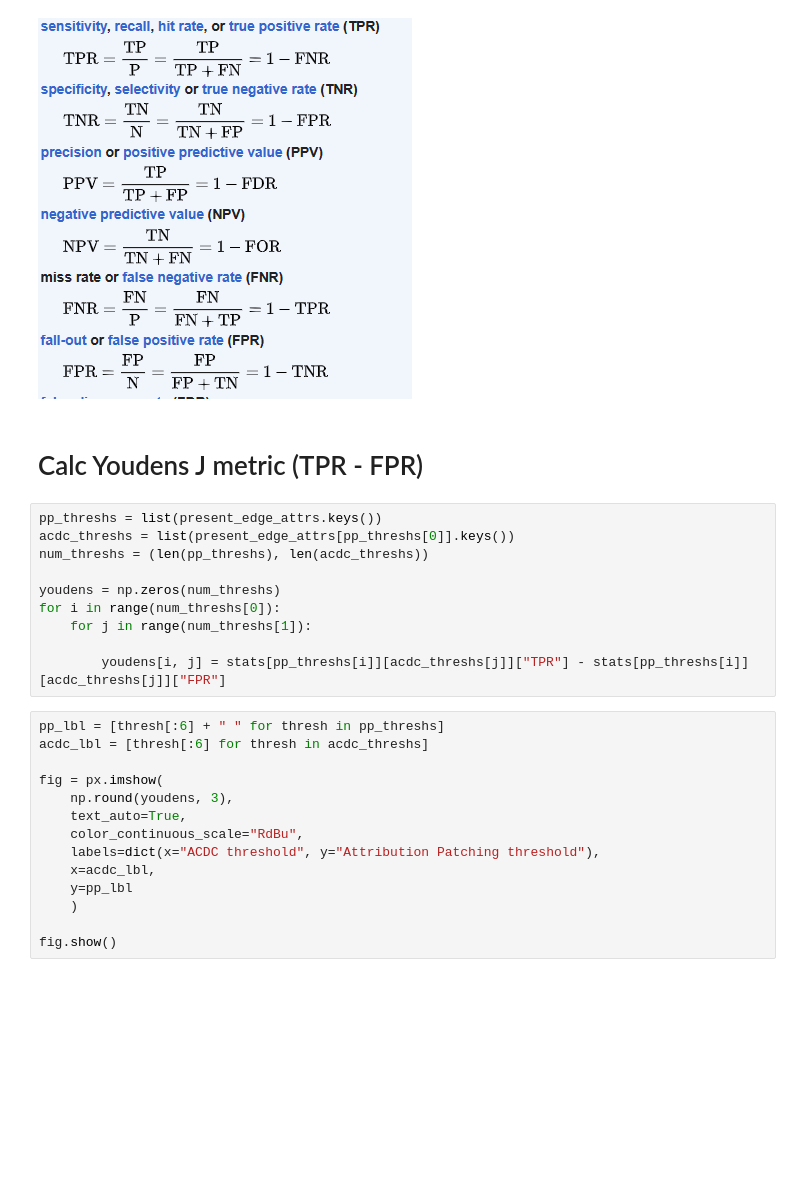
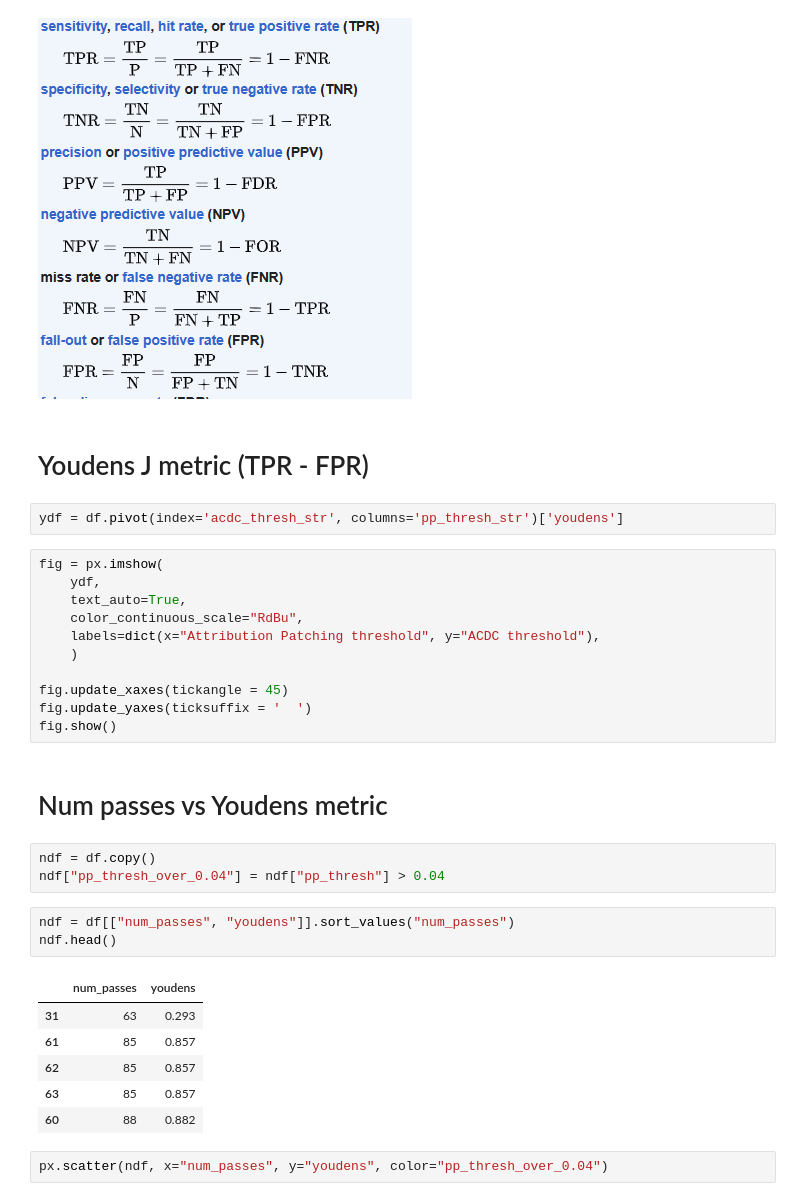
Before and after one commit to Aaquib111/edge-attribution-patching, a Jupyter notebook: thresh_sweep/statistics_sweep.ipynb, the cells around one changed output. Saved outputs shown, nothing was run; the diff lists cells and outputs as text; blank space fills up the shorter version.

```diff
--- a/thresh_sweep/statistics_sweep.ipynb
+++ b/thresh_sweep/statistics_sweep.ipynb
@@ -152,28 +143,34 @@ for pp_thresh in present_edge_attrs.keys():
 # %% [markdown]
 ![image.png](attachment:68b7dd2d-1ba3-46c1-be05-dbec2927f499.png)
 # %% [markdown]
-# Calc Youdens J metric (TPR - FPR)
+# Youdens J metric (TPR - FPR)
-# %%
-pp_threshs = list(present_edge_attrs.keys())
-acdc_threshs = list(present_edge_attrs[pp_threshs[0]].keys())
-num_threshs = (len(pp_threshs), len(acdc_threshs))
-
-youdens = np.zeros(num_threshs)
-for i in range(num_threshs[0]):
-    for j in range(num_threshs[1]):
-
-        youdens[i, j] = stats[pp_threshs[i]][acdc_threshs[j]]["TPR"] - stats[pp_threshs[i]][acdc_threshs[j]]["FPR"]
+# %%
+ydf = df.pivot(index='acdc_thresh_str', columns='pp_thresh_str')['youdens']
 # %%
-pp_lbl = [thresh[:6] + " " for thresh in pp_threshs]
-acdc_lbl = [thresh[:6] for thresh in acdc_threshs]
-
 fig = px.imshow(
-    np.round(youdens, 3),
+    ydf,
     text_auto=True,
     color_continuous_scale="RdBu",
-    labels=dict(x="ACDC threshold", y="Attribution Patching threshold"),
-    x=acdc_lbl,
-    y=pp_lbl
+    labels=dict(x="Attribution Patching threshold", y="ACDC threshold"),
     )
 
+fig.update_xaxes(tickangle = 45)
+fig.update_yaxes(ticksuffix = '  ')
 fig.show()
+# %% [markdown]
+# Num passes vs Youdens metric
+# %%
+ndf = df.copy()
+ndf["pp_thresh_over_0.04"] = ndf["pp_thresh"] > 0.04
+# %%
+ndf = df[["num_passes", "youdens"]].sort_values("num_passes")
+ndf.head()
+# %% [output]
+|  | num_passes | youdens |
+| 31 | 63 | 0.293 |
+| 61 | 85 | 0.857 |
+| 62 | 85 | 0.857 |
+| 63 | 85 | 0.857 |
+| 60 | 88 | 0.882 |
+# %%
+px.scatter(ndf, x="num_passes", y="youdens", color="pp_thresh_over_0.04")
```
Also changed, not shown: parts of 7 cells of this notebook.
